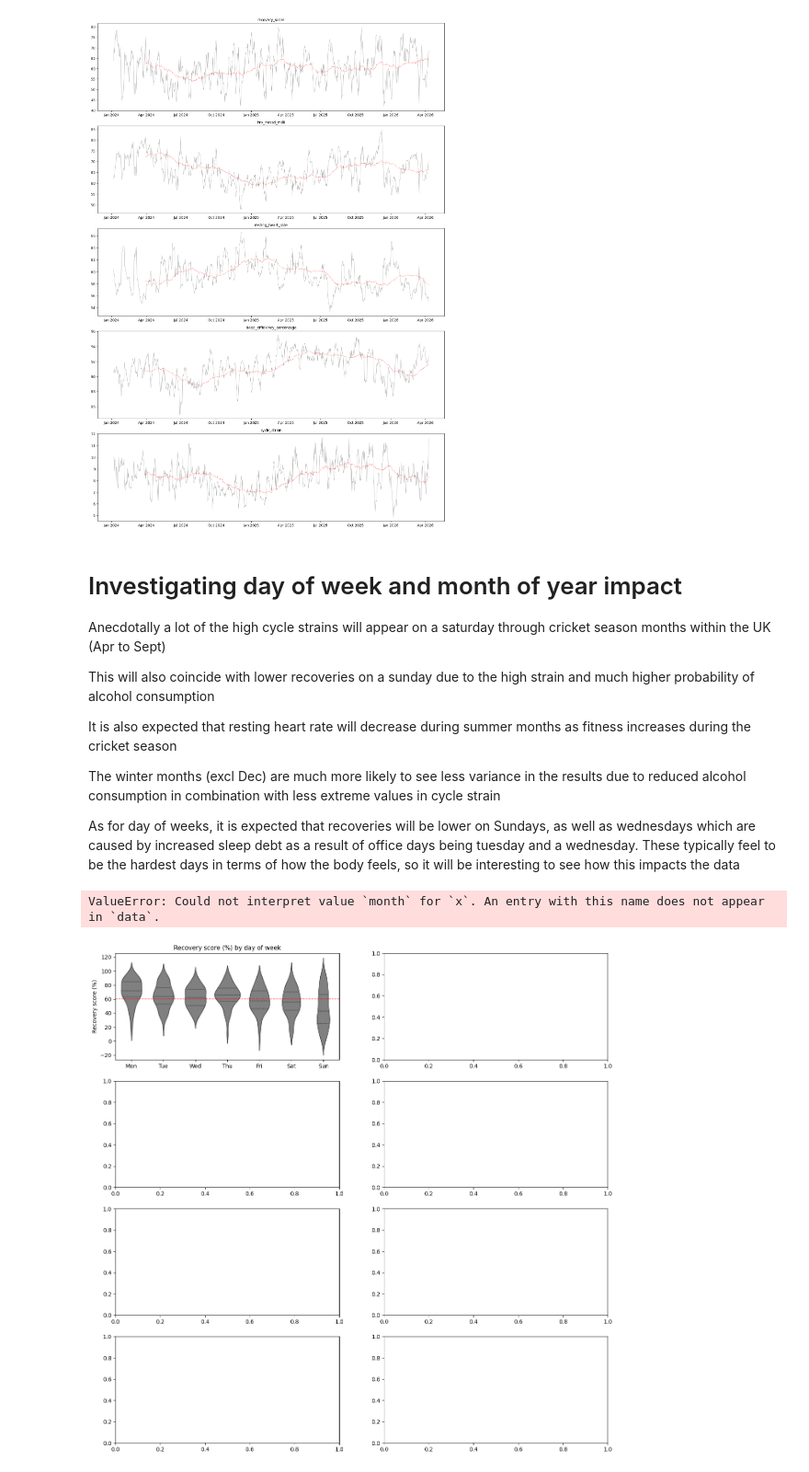
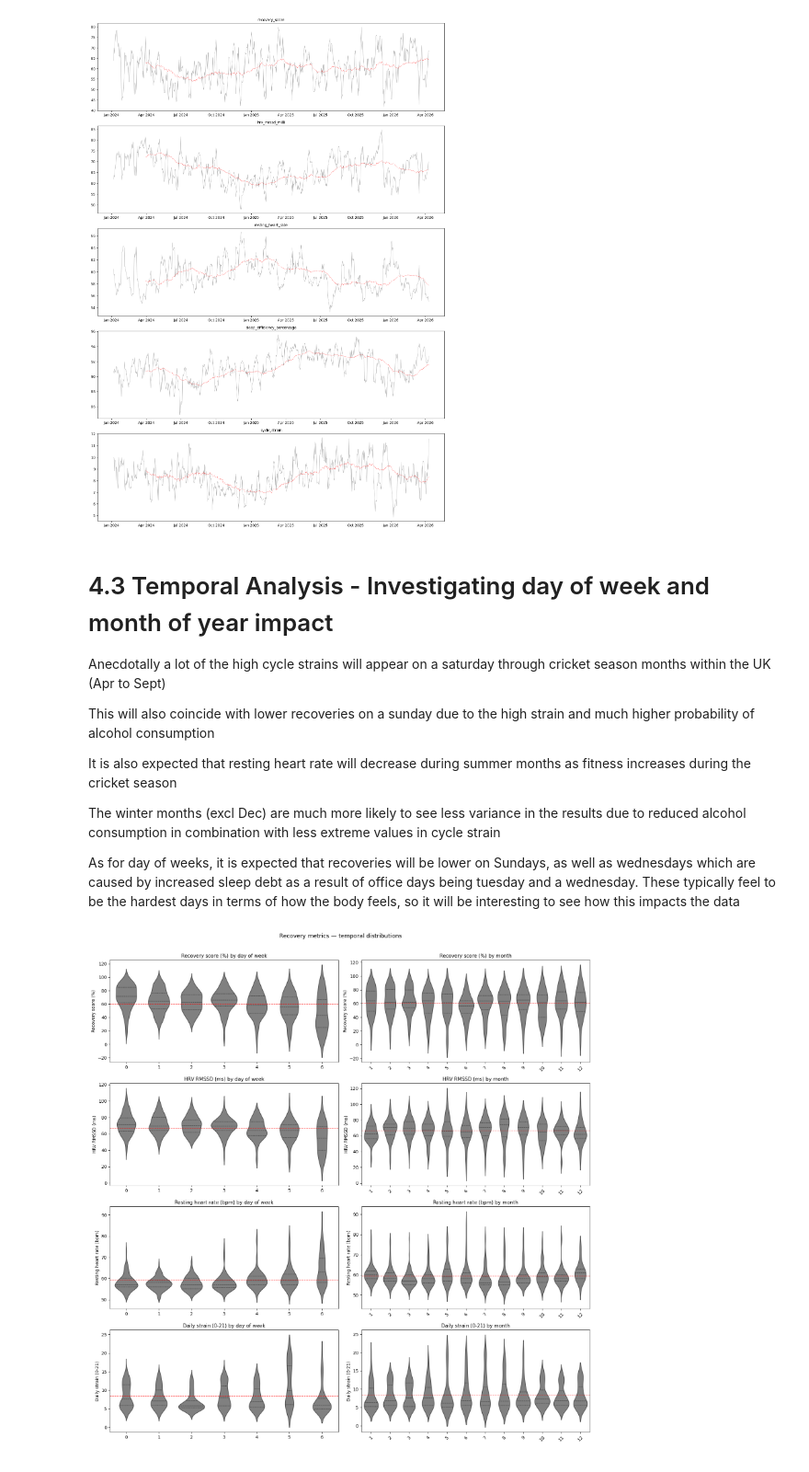
Before and after one commit to JordanPickles/whoop-recovery-predictor, a Jupyter notebook: notebooks/01_eda.ipynb, the cells around one changed output. Shown at 92% size. Saved outputs shown, nothing was run; the diff lists cells and outputs as text; code cells hidden in the pictures.

Commit message:
feat: complete EDA notebook with distributions, correlations and temporal analysis

```diff
--- a/notebooks/01_eda.ipynb
+++ b/notebooks/01_eda.ipynb
@@ -436,7 +494,7 @@ plt.show()
 # %% [output]
 [figure]
 # %% [markdown]
-# Investigating day of week and month of year impact
+# 4.3 Temporal Analysis - Investigating day of week and month of year impact
 Anecdotally a lot of the high cycle strains will appear on a saturday through cricket season months within the UK (Apr to Sept)
 
 This will also coincide with lower recoveries on a sunday due to the high strain and much higher probability of alcohol consumption
@@ -448,9 +506,13 @@ The winter months (excl Dec) are much more likely to see less variance in the re
 As for day of weeks, it is expected that recoveries will be lower on Sundays, as well as wednesdays which are caused by increased sleep debt as a result of office days being tuesday and a wednesday. These typically feel to be the hardest days in terms of how the body feels, so it will be interesting to see how this impacts the data
 # %%
 # Ensure day_of_week is extracted
-df_wrangled['day_of_week'] = pd.to_datetime(df_wrangled['date']).dt.dayofweek
+df_visual = df_wrangled.copy()
+df_visual['day_of_week'] = pd.to_datetime(df_visual['date']).dt.dayofweek
+df_visual['month'] = pd.to_datetime(df_visual['date']).dt.month
 
-day_labels = ['Mon', 'Tue', 'Wed', 'Thu', 'Fri', 'Sat', 'Sun']
+day_labels = df_visual['day_of_week'].unique().tolist()
+month_labels = df_visual['month'].unique().tolist()
+
 
 metrics = {
     'recovery_score': 'Recovery score (%)',
@@ -465,42 +527,41 @@ for i, (col, label) in enumerate(metrics.items()):
 
     # Day of week violin
     sns.violinplot(
-        data=df_wrangled,
+        data=df_visual,
         x='day_of_week',
         y=col,
         ax=axes[i, 0],
         inner='quartile',
         color='gray',
     )
     axes[i, 0].set_xticks(range(7))
     axes[i, 0].set_xticklabels(day_labels)
-    axes[i, 0].axhline(df_wrangled[col].mean(), color='red',
+    axes[i, 0].axhline(df_visual[col].mean(), color='red',
                         linestyle='--', linewidth=1, alpha=0.7)
     axes[i, 0].set_title(f'{label} by day of week', fontsize=11)
     axes[i, 0].set_xlabel('')
     axes[i, 0].set_ylabel(label)
 
     # Month violin
     sns.violinplot(
-        data=df_wrangled,
+        data=df_visual,
         x='month',
         y=col,
         ax=axes[i, 1],
         inner='quartile',
         color='gray',
     )
-    axes[i, 1].set_xticks(range(1, 13))
-    axes[i, 1].set_xticklabels(df_wrangled['month'].unique(), rotation=45)
-    axes[i, 1].axhline(df_wrangled[col].mean(), color='red',
+    axes[i, 1].set_xticks(range(12))
+    axes[i, 1].set_xticklabels(df_visual['month'].unique(), rotation=45)
+    axes[i, 1].axhline(df_visual[col].mean(), color='red',
                         linestyle='--', linewidth=1, alpha=0.7)
     axes[i, 1].set_title(f'{label} by month', fontsize=11)
     axes[i, 1].set_xlabel('')
     axes[i, 1].set_ylabel(label)
 
 plt.suptitle('Recovery metrics — temporal distributions', fontsize=13, y=1.01)
 plt.tight_layout()
 plt.show()
 # %% [output]
-ValueError: Could not interpret value `month` for `x`. An entry with this name does not appear in `data`.
-[figure, old version]
+[figure, new version]
 # %% [markdown]
```
Also changed, not shown: parts of 15 cells of this notebook.
